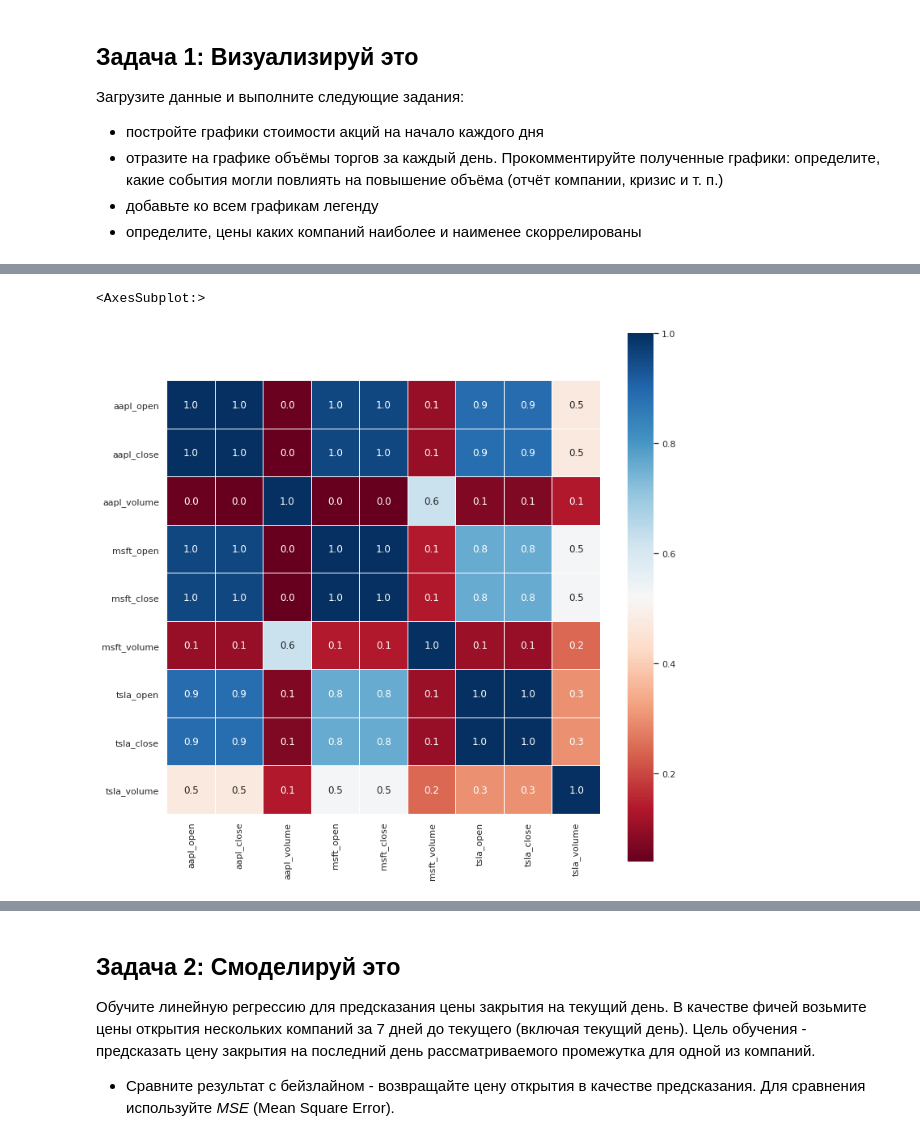
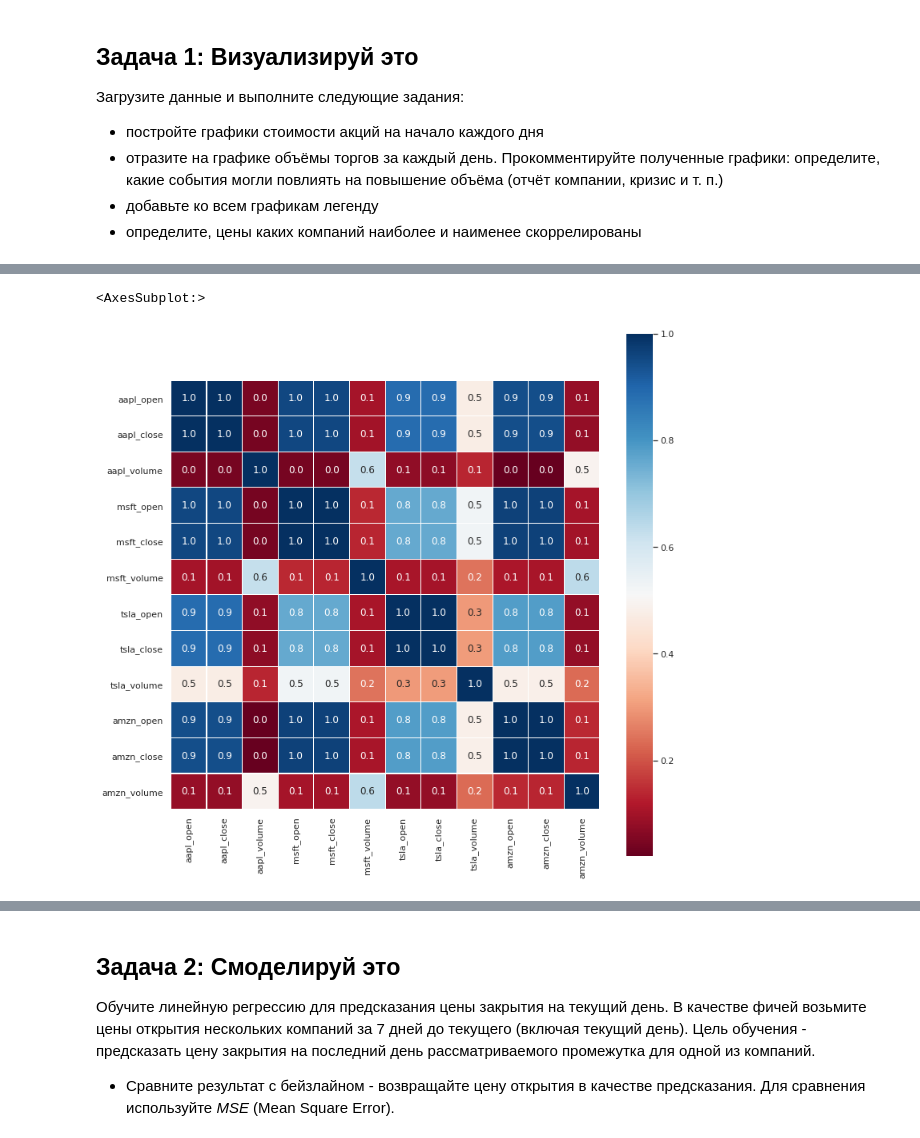
Before and after one commit to tmshv/master, a Jupyter notebook: 01_ml/20201212-team13-linreg.ipynb, the cells around one changed output, grey strips where cells are left out. Drawn from its saved outputs; the diff is of its cells as text; code cells hidden in the pictures.

```diff
--- a/01_ml/20201212-team13-linreg.ipynb
+++ b/01_ml/20201212-team13-linreg.ipynb
@@ -135,12 +117,13 @@ tsla[['Open', 'Close', 'High', 'Low']].corr()
 # %%
 df = pd.DataFrame()
 df[['aapl_open', 'aapl_close', 'aapl_volume']] = aapl[['Open', 'Close', 'Volume']]
 df[['msft_open', 'msft_close', 'msft_volume']] = msft[['Open', 'Close', 'Volume']]
 df[['tsla_open', 'tsla_close', 'tsla_volume']] = tsla[['Open', 'Close', 'Volume']]
+df[['amzn_open', 'amzn_close', 'amzn_volume']] = amzn[['Open', 'Close', 'Volume']]
 
 sns.set(font_scale=1)
 plt.subplots(figsize=(12, 12))
 sns.heatmap(df.corr(), square=True, annot=True, fmt='.01f', linewidths=0.1, cmap='RdBu')
 # %% [output]
 <AxesSubplot:>
-[figure, old version]
+[figure, new version]
```
Also changed, not shown: parts of 31 cells of this notebook.
